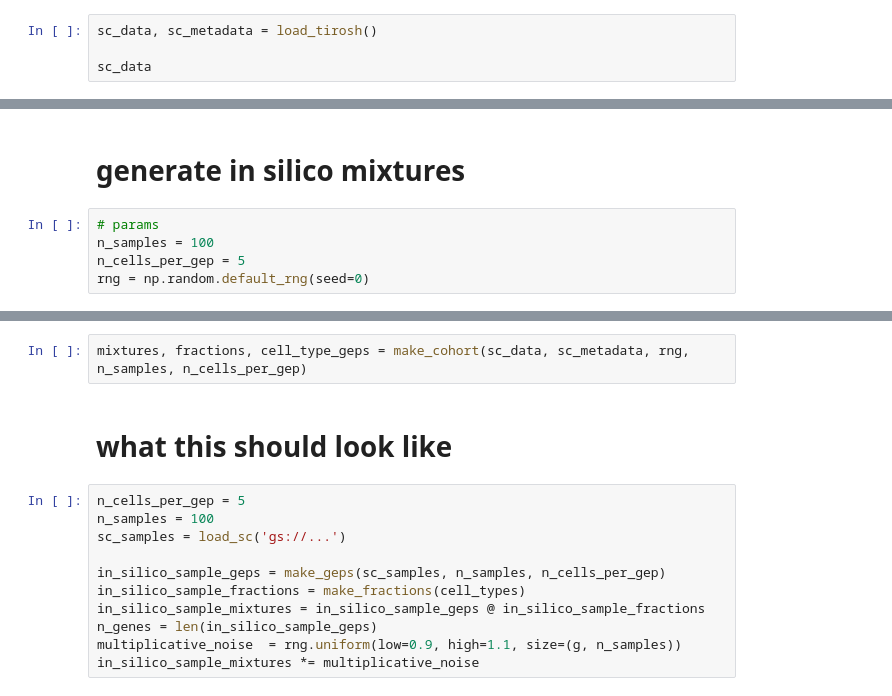
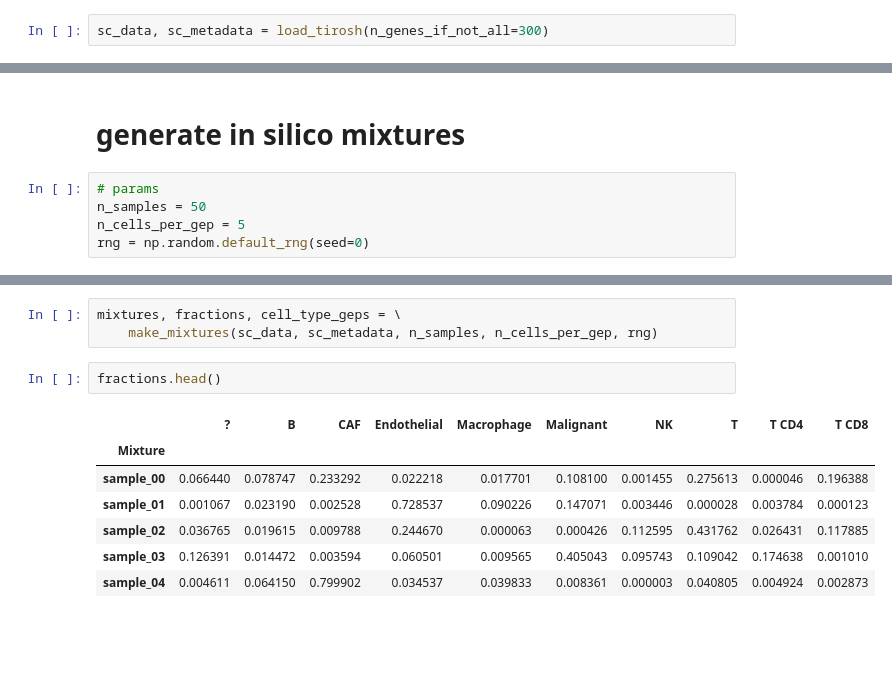
Before and after one commit to davidliu-lab/deconv, a Jupyter notebook: 6a - make cohorts.ipynb, the cells around one changed output, grey strips where cells are left out. Drawn from its saved outputs; the diff is of its cells as text; blank space fills up the shorter version.

Commit message:
finish cohort gen helper, demo in notebook

```diff
--- a/6a - make cohorts.ipynb
+++ b/6a - make cohorts.ipynb
@@ -17,6 +15,4 @@ plotly.io.renderers.default = "jupyterlab+png"
 # %% [markdown]
 # load single cell data
 # %%
-sc_data, sc_metadata = load_tirosh()
-
-sc_data
+sc_data, sc_metadata = load_tirosh(n_genes_if_not_all=300)
@@ -39,6 +40,6 @@ sc_data
 # generate in silico mixtures
 # %%
 # params
-n_samples = 100
+n_samples = 50
 n_cells_per_gep = 5
 rng = np.random.default_rng(seed=0)
@@ -56,15 +46,13 @@ cell_type_geps
 # %%
-mixtures, fractions, cell_type_geps = make_cohort(sc_data, sc_metadata, rng, n_samples, n_cells_per_gep)
+mixtures, fractions, cell_type_geps = \
+    make_mixtures(sc_data, sc_metadata, n_samples, n_cells_per_gep, rng)
-# %% [markdown]
-# what this should look like
-# %%
-n_cells_per_gep = 5
-n_samples = 100
-sc_samples = load_sc('gs://...')
-
-in_silico_sample_geps = make_geps(sc_samples, n_samples, n_cells_per_gep)
-in_silico_sample_fractions = make_fractions(cell_types)
-in_silico_sample_mixtures = in_silico_sample_geps @ in_silico_sample_fractions
-n_genes = len(in_silico_sample_geps)
-multiplicative_noise  = rng.uniform(low=0.9, high=1.1, size=(g, n_samples))
-in_silico_sample_mixtures *= multiplicative_noise
+# %%
+fractions.head()
+# %% [output]
+|  | ? | B | CAF | Endothelial | Macrophage | Malignant | NK | T | T CD4 | T CD8 |
+| Mixture |  |  |  |  |  |  |  |  |  |  |
+| sample_00 | 0.066440 | 0.078747 | 0.233292 | 0.022218 | 0.017701 | 0.108100 | 0.001455 | 0.275613 | 0.000046 | 0.196388 |
+| sample_01 | 0.001067 | 0.023190 | 0.002528 | 0.728537 | 0.090226 | 0.147071 | 0.003446 | 0.000028 | 0.003784 | 0.000123 |
+| sample_02 | 0.036765 | 0.019615 | 0.009788 | 0.244670 | 0.000063 | 0.000426 | 0.112595 | 0.431762 | 0.026431 | 0.117885 |
+| sample_03 | 0.126391 | 0.014472 | 0.003594 | 0.060501 | 0.009565 | 0.405043 | 0.095743 | 0.109042 | 0.174638 | 0.001010 |
+| sample_04 | 0.004611 | 0.064150 | 0.799902 | 0.034537 | 0.039833 | 0.008361 | 0.000003 | 0.040805 | 0.004924 | 0.002873 |
```
Also changed, not shown: parts of 16 cells of this notebook, 2 other files.
